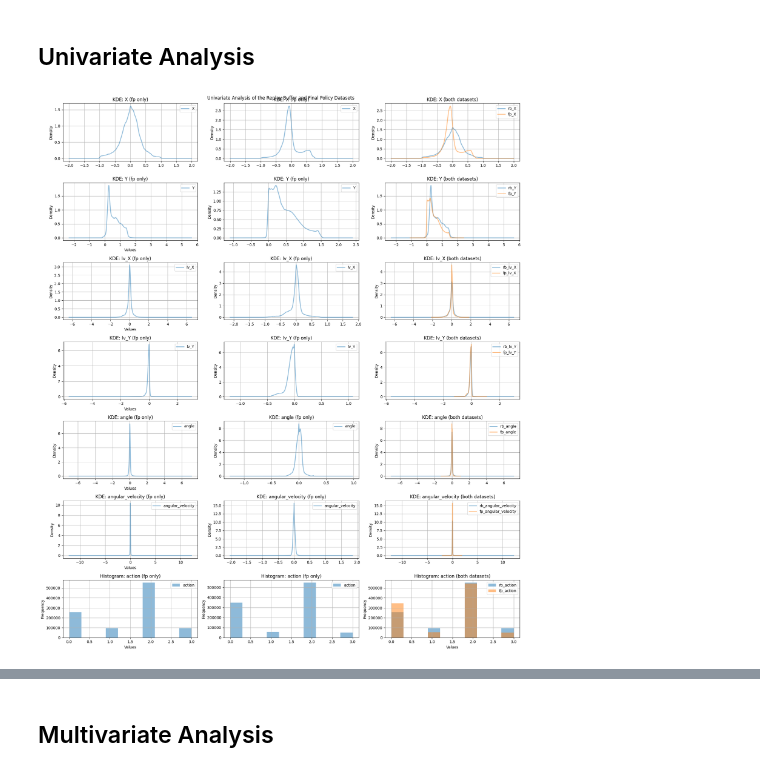
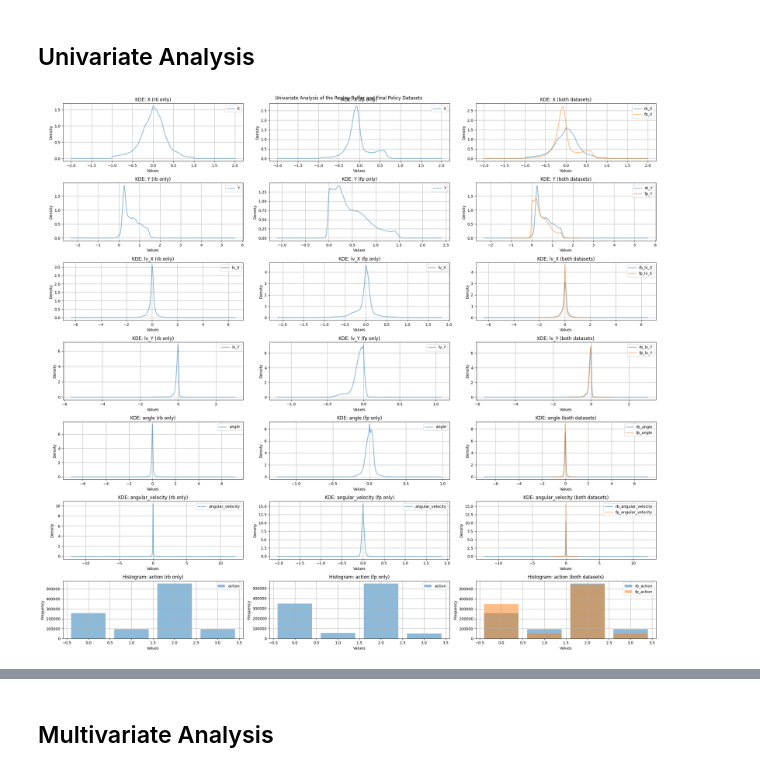
Before and after one commit to andonov16/Offline_RL_PW, a Jupyter notebook: notebooks/data_exploration.ipynb, the cells around one changed output, grey strips where cells are left out. Saved outputs shown, nothing was run; the diff lists cells and outputs as text; code cells hidden in the pictures.

```diff
--- a/notebooks/data_exploration.ipynb
+++ b/notebooks/data_exploration.ipynb
@@ -182,13 +168,13 @@ rb_fp_boxplots_combined_fig = plot_boxplots_compare_df(
 # %%
 rb_fp_univar_fig = plot_univariate_analysis(
         df1_name = 'rb',
         df2_name = 'fp',
         df1=rb_df[['X', 'Y', 'lv_X', 'lv_Y', 'angle', 'angular_velocity', 'action']],
         df2=fp_df[['X', 'Y', 'lv_X', 'lv_Y', 'angle', 'angular_velocity', 'action']],
         num_columns=3,
         custom_title='Univariate Analysis of the Replay Buffer and Final Policy Datasets',
         kde_kwargs={'linewidth': 2, 'alpha': 0.5, 'grid': True},
         hist_kwargs={'alpha': 0.5, 'grid': True, 'bins': [-0.5, 0.5, 1.5, 2.5, 3.5],'align':'mid', 'rwidth': 0.8},
-        f_size=(21,21))
+        f_size=(23,21))
 # %% [output]
-[figure, old version]
+[figure, new version]
```
Also changed, not shown: parts of 6 cells of this notebook, 14 other files.
